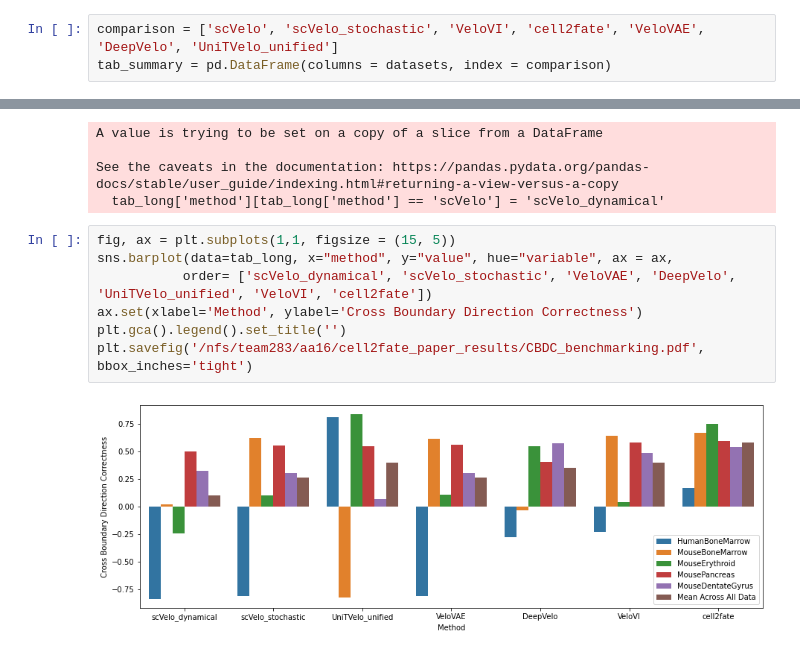
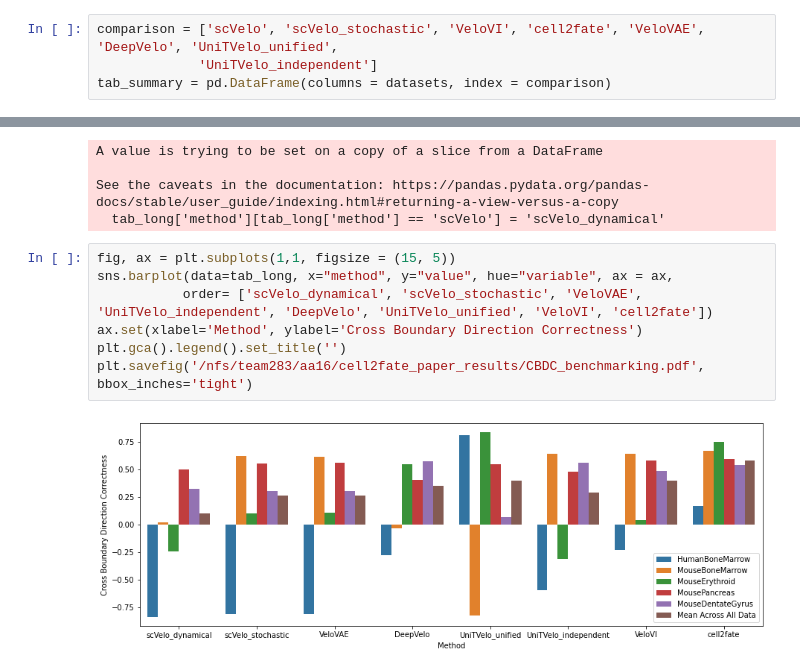
Before and after one commit to AlexanderAivazidis/fate_benchmarking, a Jupyter notebook: results_overview.ipynb, the cells around one changed output, grey strips where cells are left out. Drawn from its saved outputs; the diff is of its cells as text.

Commit message:
update UniTVelo

```diff
--- a/results_overview.ipynb
+++ b/results_overview.ipynb
@@ -6,7 +6,8 @@ import numpy as np
 datasets = ['HumanBoneMarrow', 'MouseBoneMarrow', 'MouseErythroid', 'Pancreas_with_cc', 'DentateGyrus']
 save_dir = '/nfs/team283/aa16/data/fate_benchmarking/benchmarking_results/'
 # %%
-comparison = ['scVelo', 'scVelo_stochastic', 'VeloVI', 'cell2fate', 'VeloVAE', 'DeepVelo', 'UniTVelo_unified']
+comparison = ['scVelo', 'scVelo_stochastic', 'VeloVI', 'cell2fate', 'VeloVAE', 'DeepVelo', 'UniTVelo_unified',
+             'UniTVelo_independent']
 tab_summary = pd.DataFrame(columns = datasets, index = comparison)
 # %%
 for dataset in datasets:
@@ -130,9 +132,9 @@ See the caveats in the documentation: https://pandas.pydata.org/pandas-docs/stab
 # %%
 fig, ax = plt.subplots(1,1, figsize = (15, 5))
 sns.barplot(data=tab_long, x="method", y="value", hue="variable", ax = ax,
-           order= ['scVelo_dynamical', 'scVelo_stochastic', 'VeloVAE', 'DeepVelo', 'UniTVelo_unified', 'VeloVI', 'cell2fate'])
+           order= ['scVelo_dynamical', 'scVelo_stochastic', 'VeloVAE', 'UniTVelo_independent', 'DeepVelo', 'UniTVelo_unified', 'VeloVI', 'cell2fate'])
 ax.set(xlabel='Method', ylabel='Cross Boundary Direction Correctness')
 plt.gca().legend().set_title('')
 plt.savefig('/nfs/team283/aa16/cell2fate_paper_results/CBDC_benchmarking.pdf', bbox_inches='tight')
 # %% [output]
-[figure, old version]
+[figure, new version]
```
Also changed, not shown: parts of 1 cell of this notebook, 2 other files.
